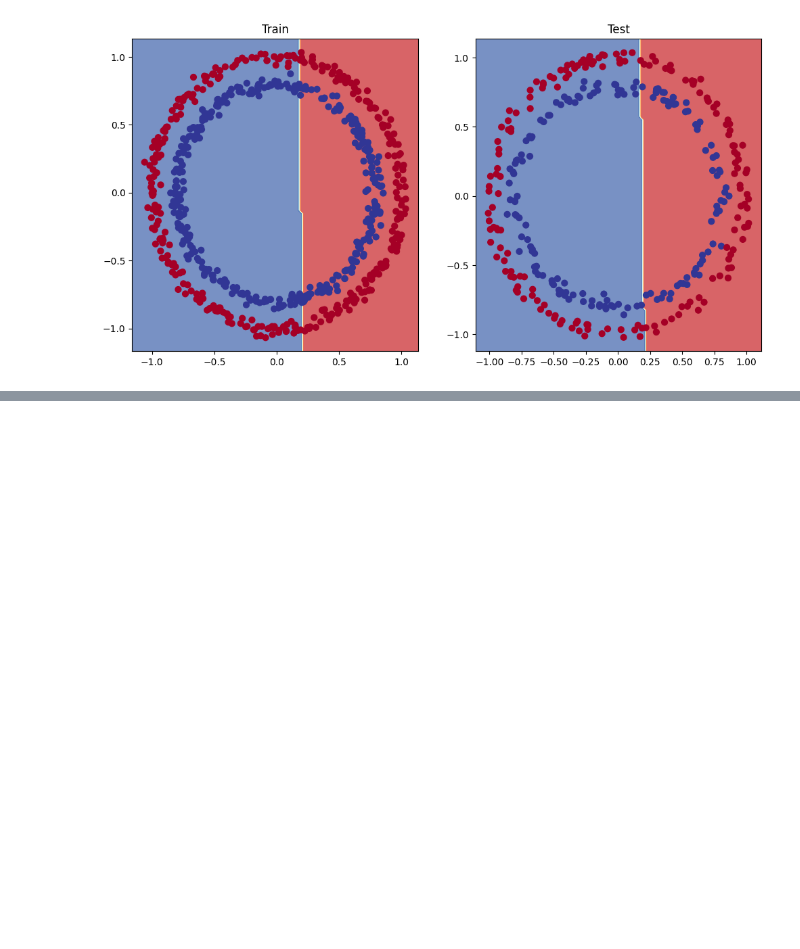
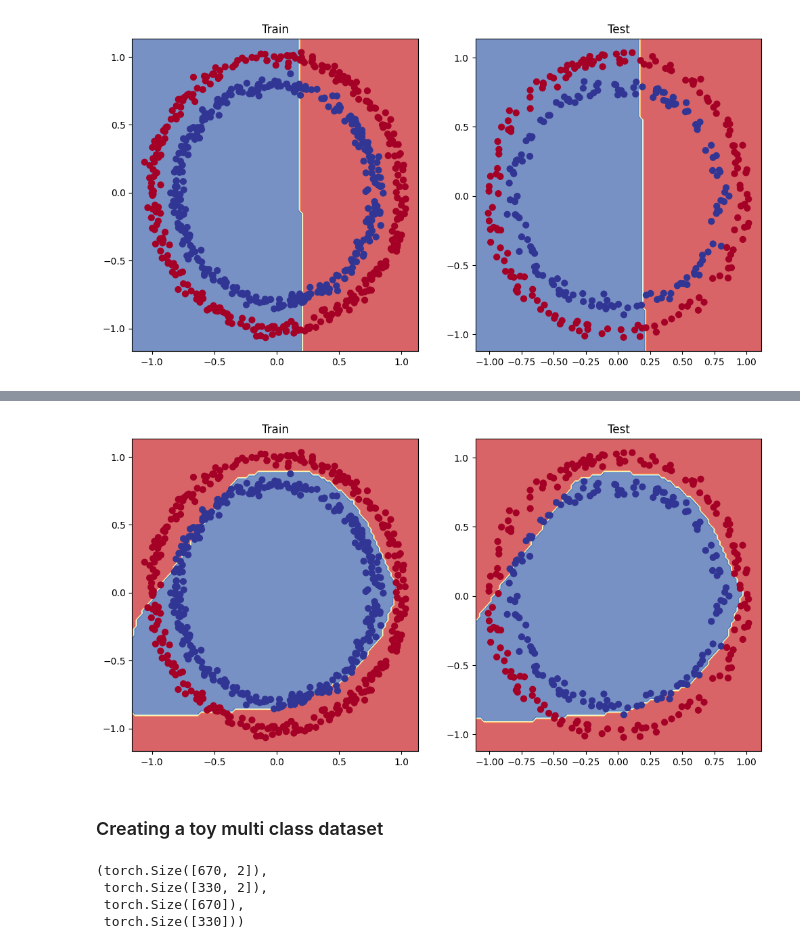
Before and after one commit to prathameshk30/PyTorch-Algo-Intro, a Jupyter notebook: PyTorch_practice.ipynb, the cells around one changed output, grey strips where cells are left out. Saved outputs shown, nothing was run; the diff lists cells and outputs as text; code cells hidden in the pictures; blank space fills up the shorter version.

```diff
--- a/PyTorch_practice.ipynb
+++ b/PyTorch_practice.ipynb
@@ -1325,0 +1468,5 @@ plot_decision_boundary(model_1, X_test, y_test)
+# %%
+X=torch.tensor(X,dtype=torch.float)
+y=torch.tensor(y,dtype=torch.float)
+print(f"Data type of x is :{(X.dtype)}")
+print(f"Data type of x is :{(y.dtype)}")
@@ -1325,0 +1476,5 @@ plot_decision_boundary(model_1, X_test, y_test)
+# %%
+from sklearn.model_selection import train_test_split
+
+X_train,  X_test, y_train, y_test= train_test_split(X, y,
+                                                    test_size=0.33, random_state=42)
@@ -1325,0 +1483,16 @@ plot_decision_boundary(model_1, X_test, y_test)
+# %%
+from torch import nn
+
+class Circle_model_V3(nn.Module):
+  def __init__(self):
+    super(). __init__()
+    self.Layer_1=nn.Linear(in_features=2, out_features=10)
+    self.Layer_2=nn.Linear(in_features=10,out_features=10)
+    self.Layer_3=nn.Linear(in_features=10, out_features=1)
+    self.relu= nn.ReLU()
+
+  def forward(self,x):
+    return self.Layer_3(self.relu(self.Layer_2(self.relu(self.Layer_1(x)))))
+
+model_3=Circle_model_V3().to(device)
+model_3.state_dict()
@@ -1325,0 +1517,7 @@ plot_decision_boundary(model_1, X_test, y_test)
+# %%
+# loss function & optimizer
+
+loss_fn=nn.BCEWithLogitsLoss()
+
+optimizer= torch.optim.SGD(model_3.parameters(),
+                           lr=0.1)
@@ -1325,0 +1574,47 @@ plot_decision_boundary(model_1, X_test, y_test)
+# %%
+import matplotlib.pyplot as plt
+
+plt.figure(figsize=(12,6))
+plt.subplot(1,2,1)
+plt.title("Train")
+plot_decision_boundary(model_3, X_train, y_train)
+plt.subplot(1,2,2)
+plt.title("Test")
+plot_decision_boundary(model_3, X_test, y_test)
+# %% [output]
+[figure, added]
+# %% [markdown]
+### Creating a toy multi class dataset
+# %%
+## importing dependecies
+import torch
+import matplotlib.pyplot as plt
+from sklearn.datasets import make_blobs
+from sklearn.model_selection import train_test_split
+
+NUM_CLASSES=4
+NUM_FEATURES=2
+RANDOM_SEED=42
+
+# Create  multi class data
+X_blob, y_blob = make_blobs(n_samples=1000,
+                            n_features=NUM_FEATURES,
+                            centers=NUM_CLASSES,
+                            cluster_std=1.5,
+                            random_state=RANDOM_SEED)
+# 2. Turn data into tensors
+X_blob= torch.from_numpy(X_blob).type(torch.float32)
+y_blob= torch.from_numpy(y_blob).type(torch.LongTensor)
+
+# 3. Split into train and test data
+X_blob_train, X_blob_test, y_blob_train, y_blob_test= train_test_split(X_blob,
+                                                                       y_blob,
+                                                                       test_size=0.33,
+                                                                       random_state=RANDOM_SEED)
+
+X_blob_train.shape, X_blob_test.shape, y_blob_train.shape, y_blob_test.shape
+# %% [output]
+(torch.Size([670, 2]),
+ torch.Size([330, 2]),
+ torch.Size([670]),
+ torch.Size([330]))
```
Also changed, not shown: parts of 48 cells of this notebook.
